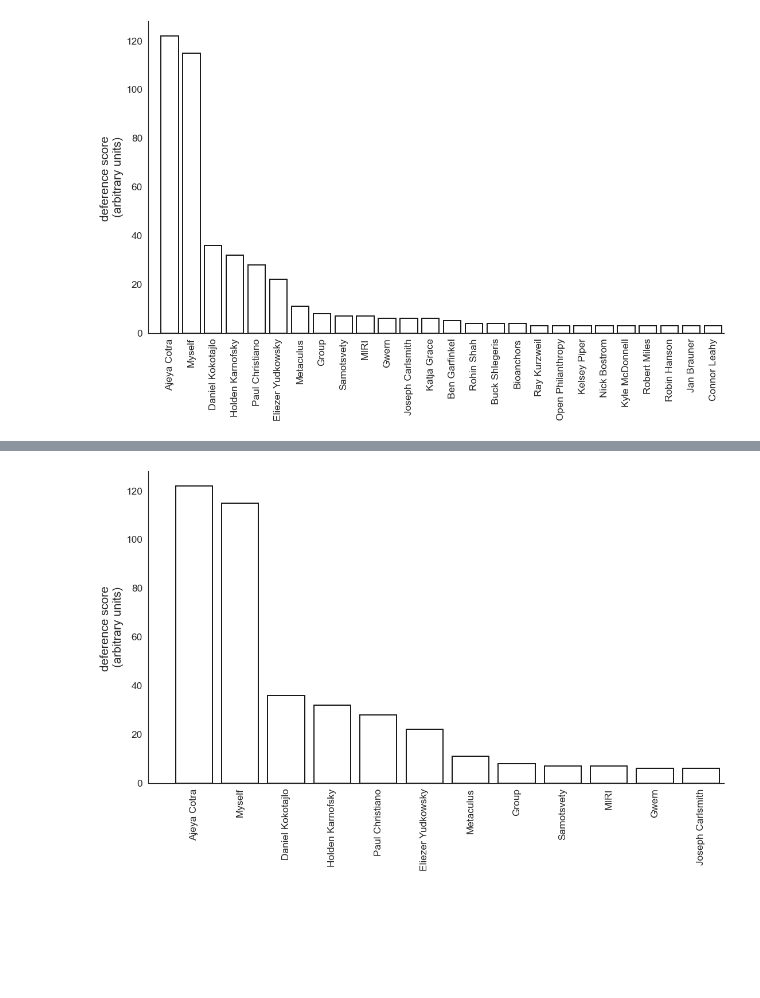
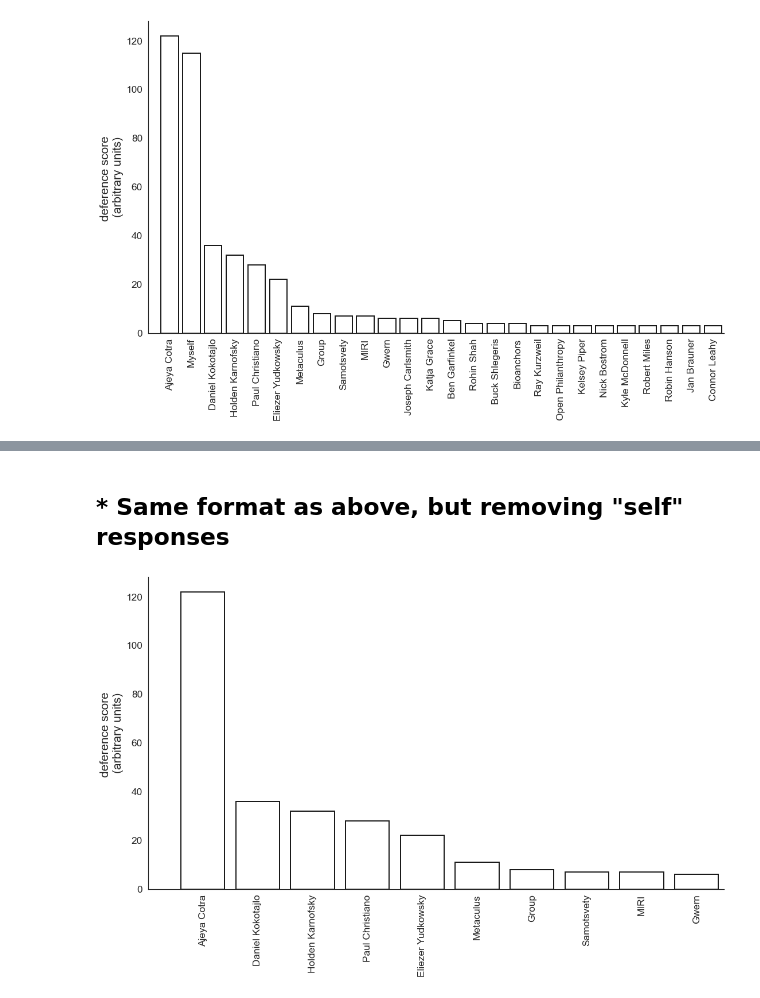
Before and after one commit to mccaffary/AI-timelines-deference, a Jupyter notebook: src/timeline_deference_survey_visualisation_.ipynb, the cells around one changed output, grey strips where cells are left out. Cells and saved outputs as stored; diff of their text form; code cells hidden in the pictures; blank space fills up the shorter version.

Commit message:
figure modifications

```diff
--- a/src/timeline_deference_survey_visualisation_.ipynb
+++ b/src/timeline_deference_survey_visualisation_.ipynb
@@ -213,5 +82,7 @@ max([len(counts[column_titles()[0]]), len(counts[column_titles()[1]]), len(count
+# %% [markdown]
+## * Same format as above, but removing "self" responses
 # %%
 visualise_weighted_deference_(counts[column_titles()[0]], counts[column_titles()[1]], \
-                              counts[column_titles()[2]], include_self_responses=True, xlim_=11)
+                              counts[column_titles()[2]], include_self_responses=False, xlim_=9)
 # %% [output]
-[figure, old version]
+[figure, new version]
```
Also changed, not shown: parts of 33 cells of this notebook, 1 other file.
